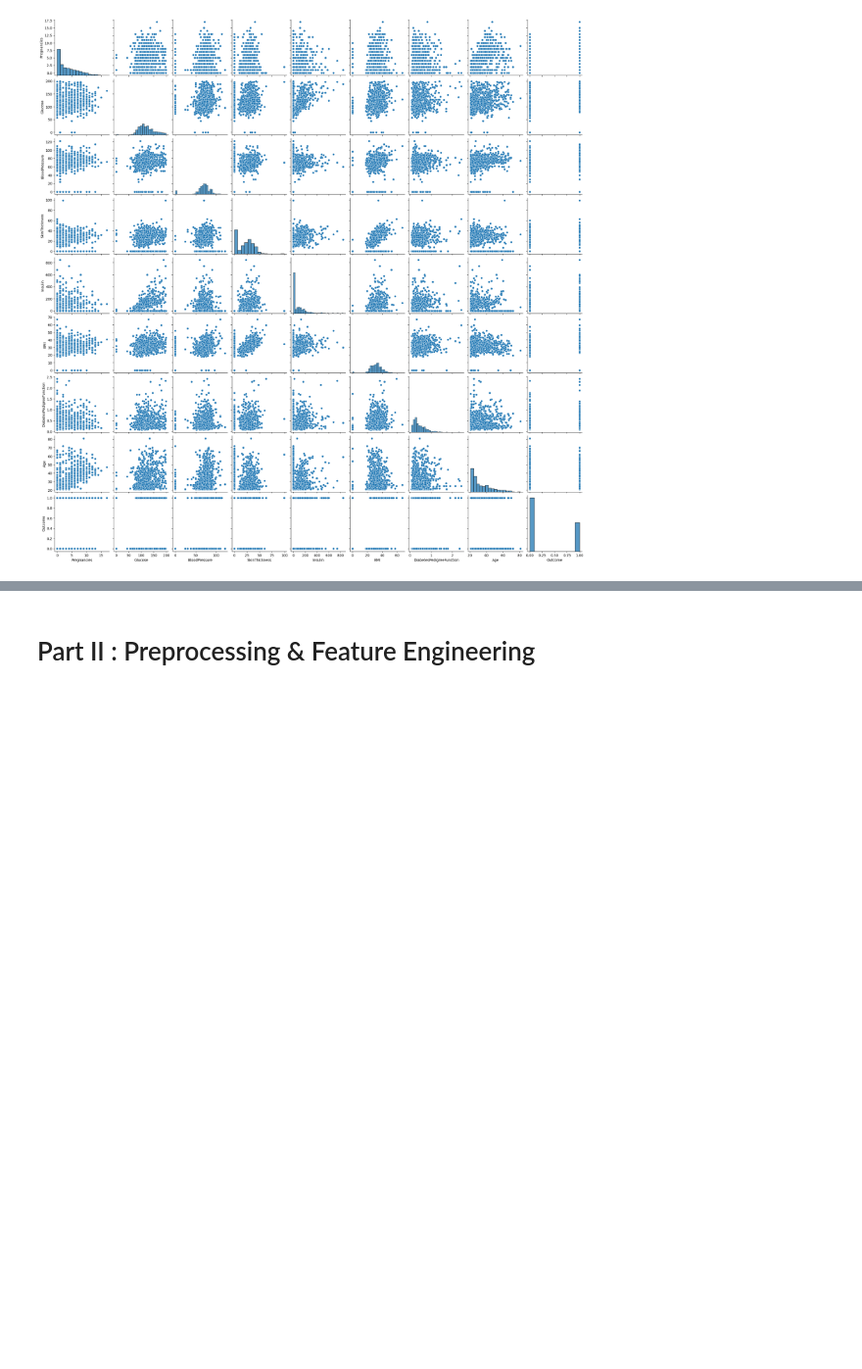
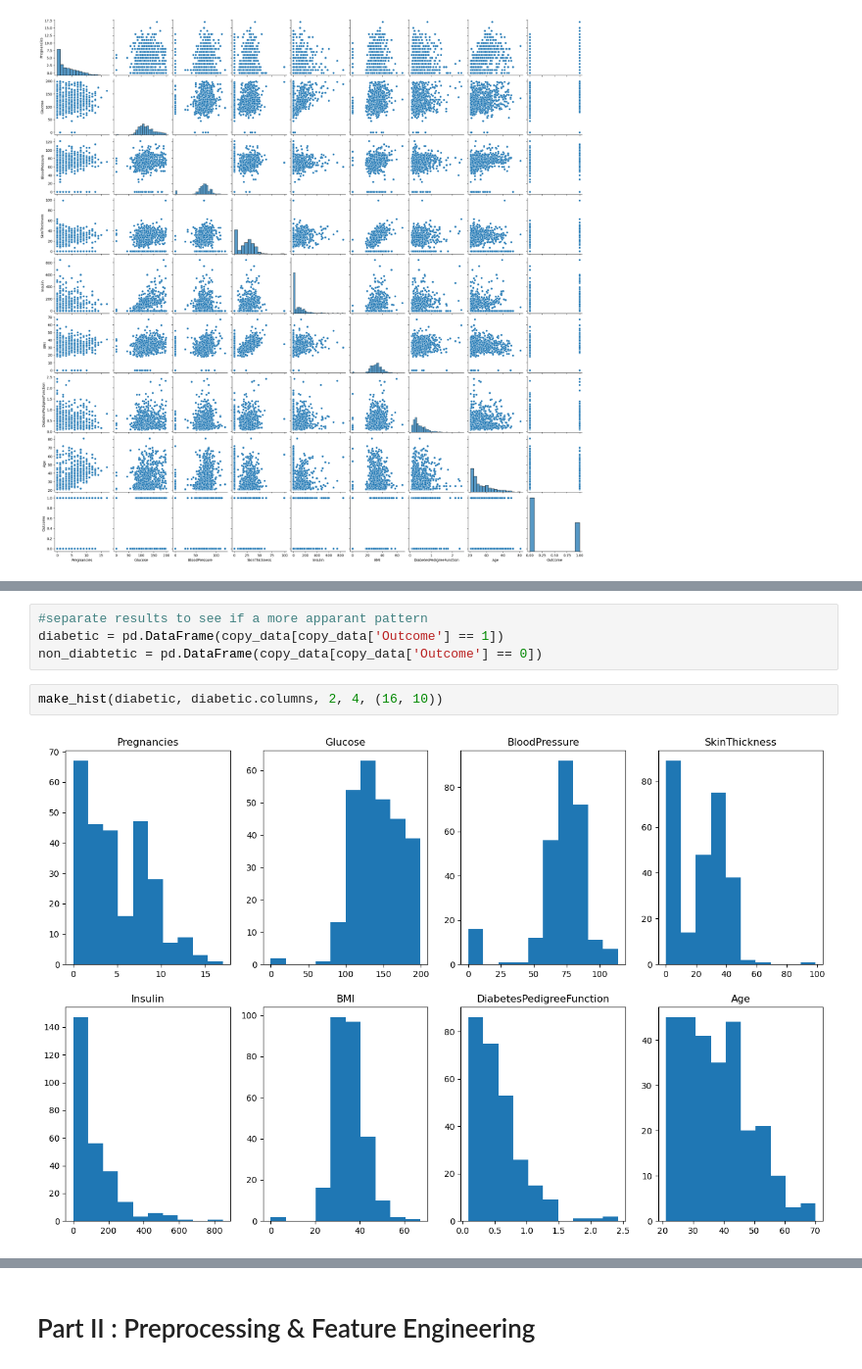
Before and after one commit to SBangarh/ml-project-supervised-learning, a Jupyter notebook: Supervised Learning - Project.ipynb, the cells around one changed output, grey strips where cells are left out. Shown at 98% size. Cells and saved outputs as stored; diff of their text form; blank space fills up the shorter version.

```diff
--- a/Supervised Learning - Project.ipynb
+++ b/Supervised Learning - Project.ipynb
@@ -150,0 +150,8 @@ make_pairplot(copy_data)
+# %%
+#separate results to see if a more apparant pattern
+diabetic = pd.DataFrame(copy_data[copy_data['Outcome'] == 1])
+non_diabtetic = pd.DataFrame(copy_data[copy_data['Outcome'] == 0])
+# %%
+make_hist(diabetic, diabetic.columns, 2, 4, (16, 10))
+# %% [output]
+[figure, added]
```
Also changed, not shown: parts of 17 cells of this notebook, 1 other file.
